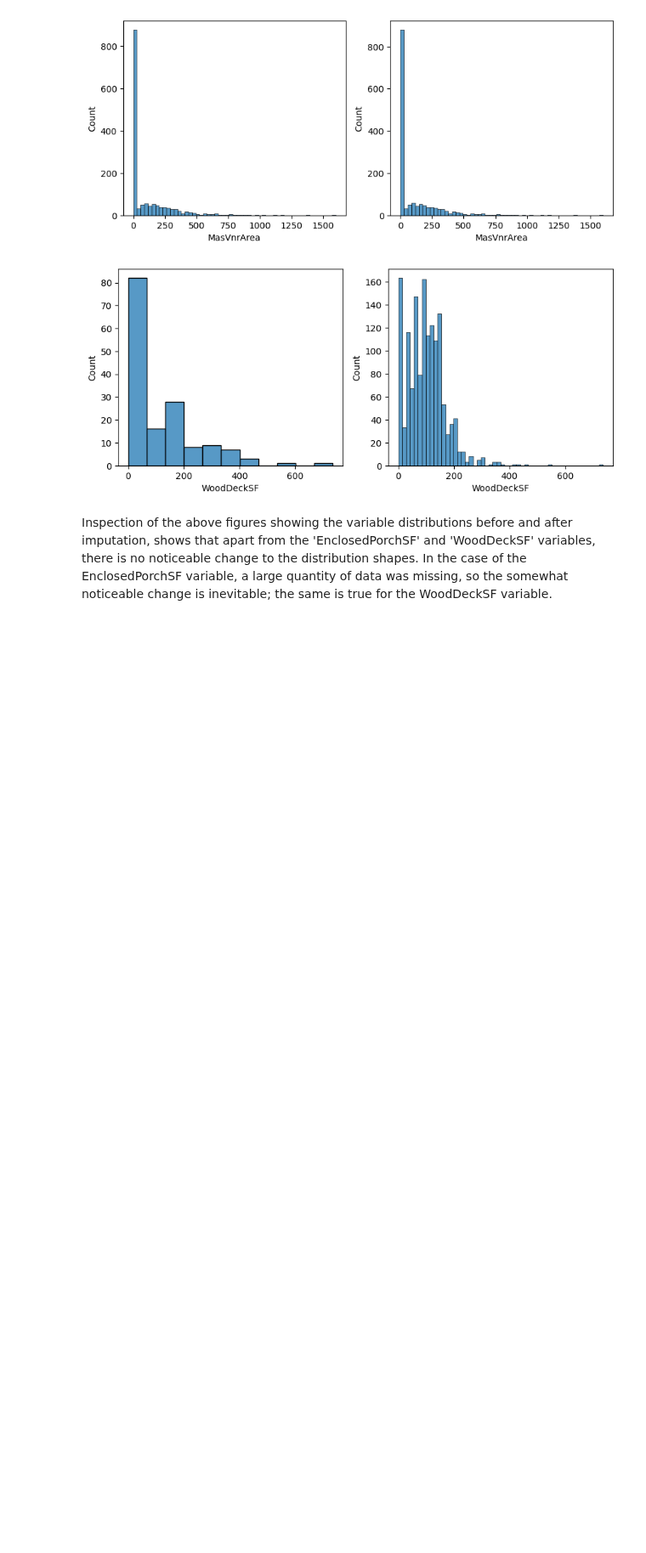
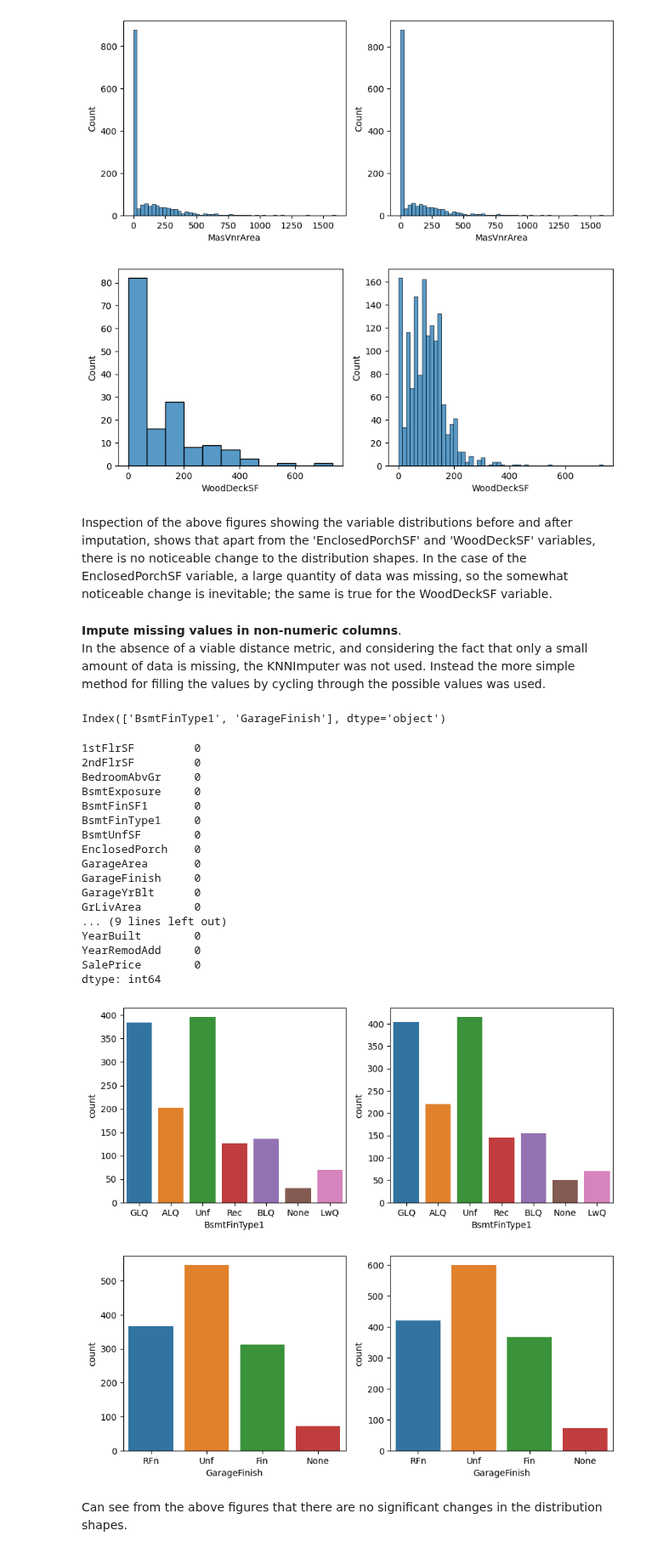
Before and after one commit to MatthewBayfield/heritage_housing_issues, a Jupyter notebook: jupyter_notebooks/sale_price_correlation_study.ipynb, the cells around one changed output. Shown at 85% size. Drawn from its saved outputs; the diff is of its cells as text; code cells hidden in the pictures; blank space fills up the shorter version.

Commit message:
Impute missing values for non-numeric columns.Make plots to check impact
Imputed missing values for non-numeric columns by replacing values with
existing values in a cyclic manner. Plots produced to check impact on
distributions.

```diff
--- a/jupyter_notebooks/sale_price_correlation_study.ipynb
+++ b/jupyter_notebooks/sale_price_correlation_study.ipynb
@@ -154,3 +154,60 @@ dtype: int64
 Inspection of the above figures showing the variable distributions before and after imputation, shows that apart from the 'EnclosedPorchSF' and 'WoodDeckSF' variables,
 there is no noticeable change to the distribution shapes. In the case of the EnclosedPorchSF variable, a large quantity of data was missing,
 so the somewhat noticeable change is inevitable; the same is true for the WoodDeckSF variable.
+# %% [markdown]
+**Impute missing values in non-numeric columns**.
+In the absence of a viable distance metric, and considering the fact that only a small amount of data is missing, the KNNImputer was not used. Instead the more
+simple method for filling the values by cycling through the possible values was used.
+# %%
+missing_data_non_numeric_df = missing_data_df.select_dtypes(include='object')
+print(missing_data_non_numeric_df.columns)
+
+# plotting the variable distributions before imputation
+counter = 0
+imputed_columns = []
+while counter < len(missing_data_non_numeric_df.columns):
+    fig, ax = plt.subplots(ncols=2, nrows=1, figsize=(10,4))
+    sns.countplot(x=missing_data_non_numeric_df.iloc[:, counter], ax=ax[0])
+    imputed_columns.append(missing_data_non_numeric_df.iloc[:, counter].name)
+    counter += 1
+
+# imputing the missing values
+for col in imputed_columns:
+    number_of_nans = house_prices_df[col].loc[(house_prices_df[col].isna() == True)].size
+    unique_values = house_prices_df[col].unique()
+    index_no = 0
+    while number_of_nans > 0:
+        if index_no + 1 >= unique_values.size:
+            index_no = 0
+        house_prices_df[col].fillna(value=unique_values[index_no], limit=1, inplace=True)
+        index_no += 1
+        number_of_nans = house_prices_df[col].loc[(house_prices_df[col].isna() == True)].size
+
+# plotting the distributions on the same figures after imputation for comparison
+for fig in plt.get_fignums():
+    sns.countplot(x=house_prices_df[imputed_columns[fig - 1]], ax=plt.figure(fig).get_axes()[1])
+
+house_prices_df.isna().sum()
+# %% [output]
+Index(['BsmtFinType1', 'GarageFinish'], dtype='object')
+1stFlrSF         0
+2ndFlrSF         0
+BedroomAbvGr     0
+BsmtExposure     0
+BsmtFinSF1       0
+BsmtFinType1     0
+BsmtUnfSF        0
+EnclosedPorch    0
+GarageArea       0
+GarageFinish     0
+GarageYrBlt      0
+GrLivArea        0
+... (9 lines left out)
+YearBuilt        0
+YearRemodAdd     0
+SalePrice        0
+dtype: int64
+[figure, added]
+[figure, added]
+# %% [markdown]
+Can see from the above figures that there are no significant changes in the distribution shapes.
```
